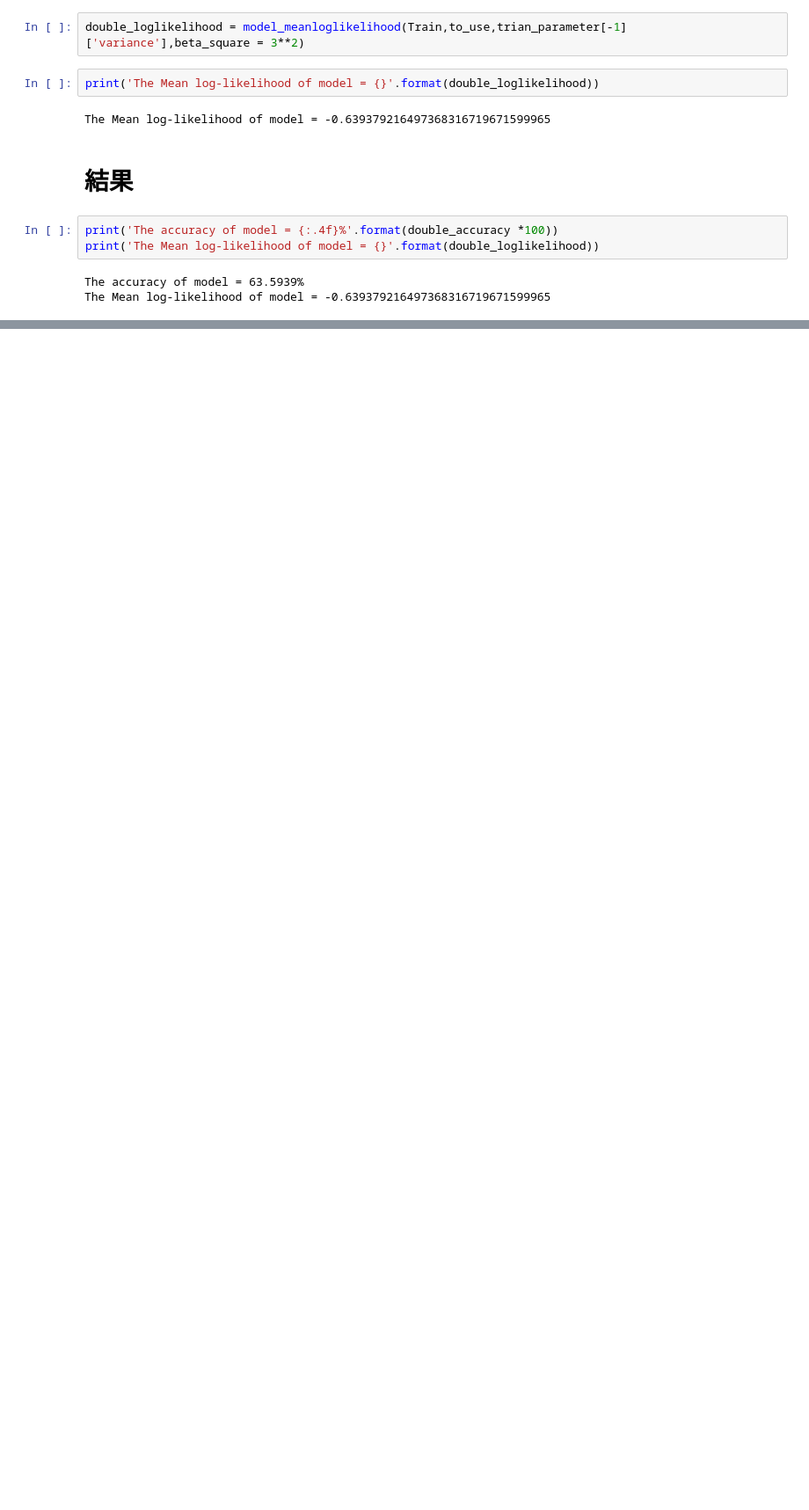
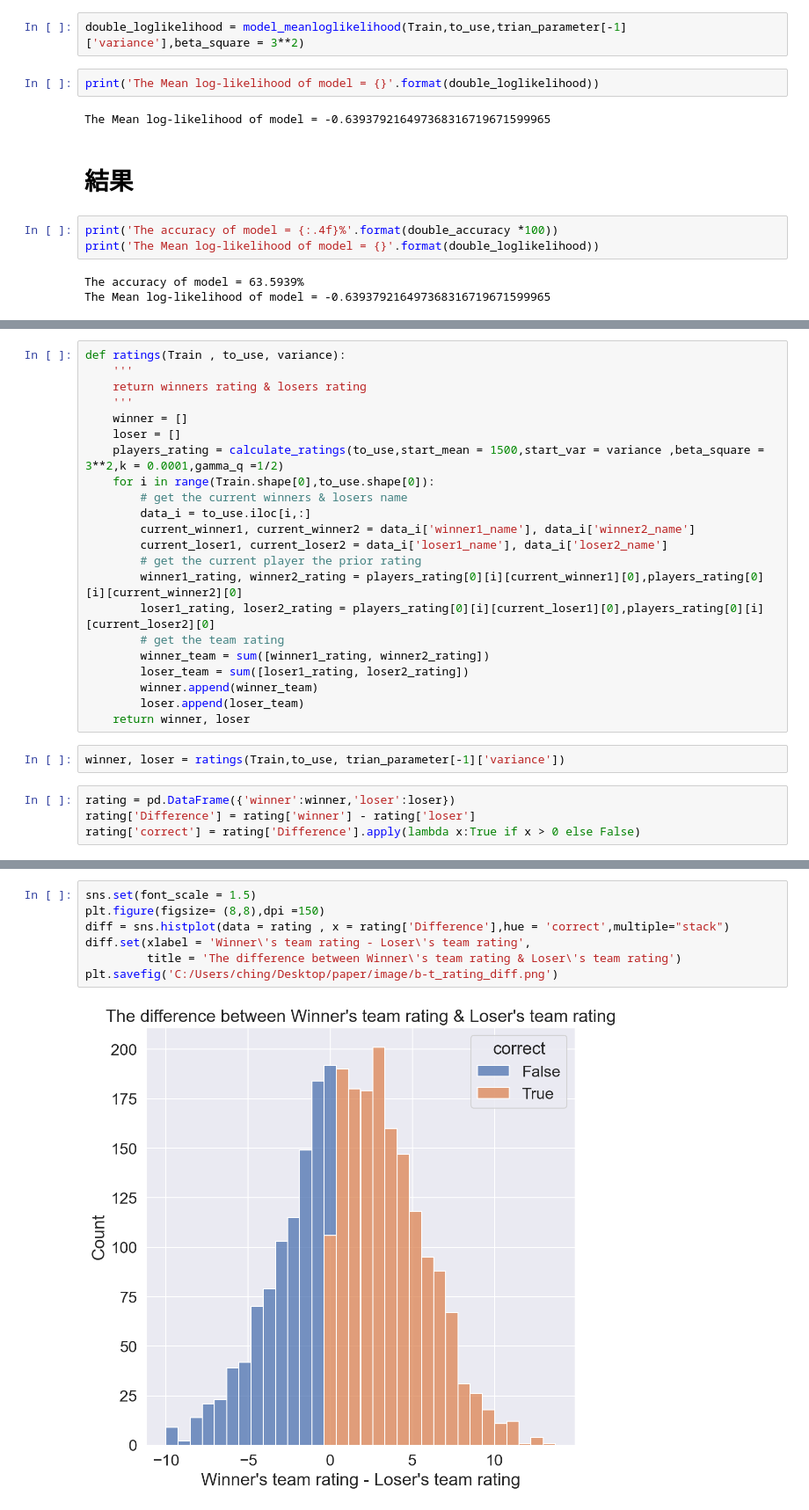
Before and after one commit to sinker048/thesis, a Jupyter notebook: Bradley-Terry Model (Full-pair).ipynb, the cells around one changed output, grey strips where cells are left out. Shown at 88% size. Cells and saved outputs as stored; diff of their text form; blank space fills up the shorter version.

```diff
--- a/Bradley-Terry Model (Full-pair).ipynb
+++ b/Bradley-Terry Model (Full-pair).ipynb
@@ -386,0 +393,28 @@ The Mean log-likelihood of model = -0.639379216497368316719671599965
+# %%
+def ratings(Train , to_use, variance):
+    '''
+    return winners rating & losers rating
+    '''
+    winner = []
+    loser = []
+    players_rating = calculate_ratings(to_use,start_mean = 1500,start_var = variance ,beta_square = 3**2,k = 0.0001,gamma_q =1/2)
+    for i in range(Train.shape[0],to_use.shape[0]):
+        # get the current winners & losers name
+        data_i = to_use.iloc[i,:]
+        current_winner1, current_winner2 = data_i['winner1_name'], data_i['winner2_name']
+        current_loser1, current_loser2 = data_i['loser1_name'], data_i['loser2_name']
+        # get the current player the prior rating
+        winner1_rating, winner2_rating = players_rating[0][i][current_winner1][0],players_rating[0][i][current_winner2][0]
+        loser1_rating, loser2_rating = players_rating[0][i][current_loser1][0],players_rating[0][i][current_loser2][0]
+        # get the team rating
+        winner_team = sum([winner1_rating, winner2_rating])
+        loser_team = sum([loser1_rating, loser2_rating])
+        winner.append(winner_team)
+        loser.append(loser_team)
+    return winner, loser
+# %%
+winner, loser = ratings(Train,to_use, trian_parameter[-1]['variance'])
+# %%
+rating = pd.DataFrame({'winner':winner,'loser':loser})
+rating['Difference'] = rating['winner'] - rating['loser']
+rating['correct'] = rating['Difference'].apply(lambda x:True if x > 0 else False)
@@ -386,0 +437,9 @@ The Mean log-likelihood of model = -0.639379216497368316719671599965
+# %%
+sns.set(font_scale = 1.5)
+plt.figure(figsize= (8,8),dpi =150)
+diff = sns.histplot(data = rating , x = rating['Difference'],hue = 'correct',multiple="stack")
+diff.set(xlabel = 'Winner\'s team rating - Loser\'s team rating',
+         title = 'The difference between Winner\'s team rating & Loser\'s team rating')
+plt.savefig('C:/Users/ching/Desktop/paper/image/b-t_rating_diff.png')
+# %% [output]
+[figure, added]
```
Also changed, not shown: parts of 4 cells of this notebook.
